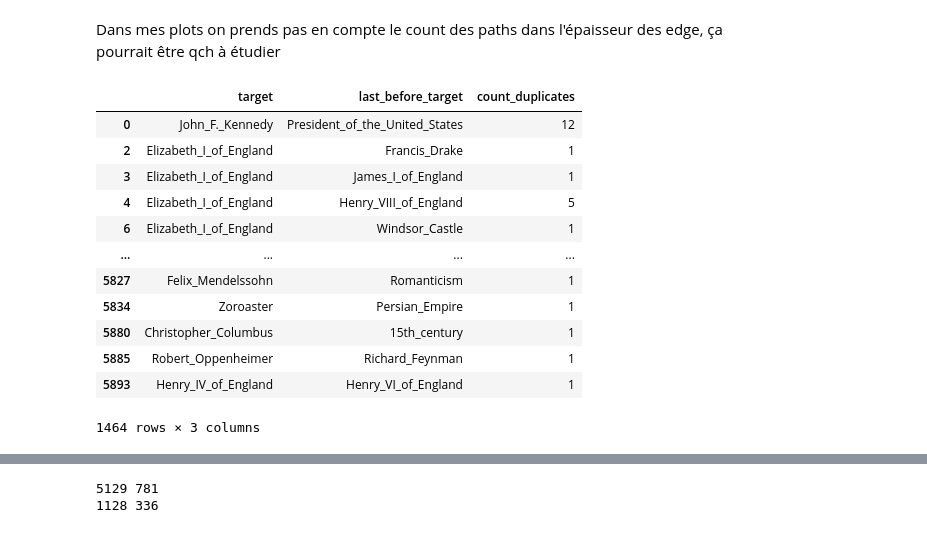
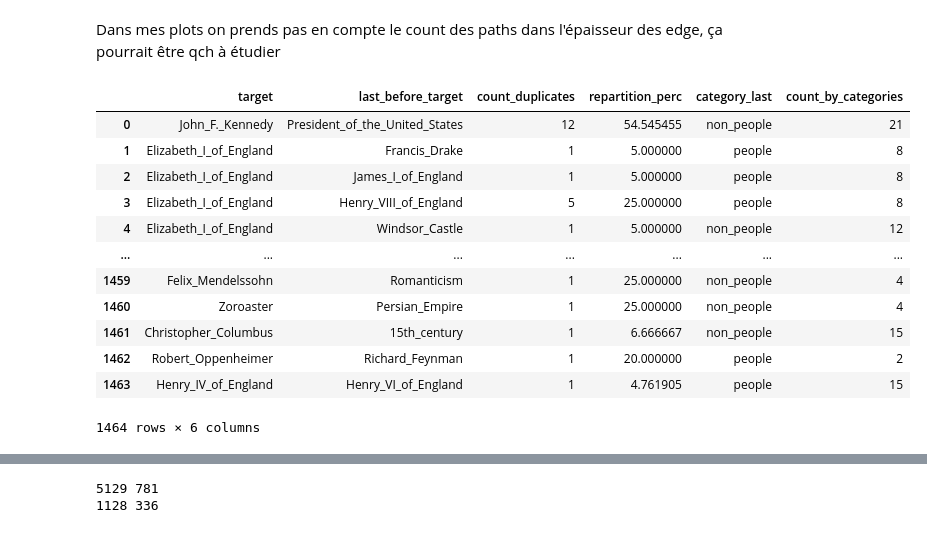
Before and after one commit to epfl-ada/ada-2023-project-ndlmada, a Jupyter notebook: path_network.ipynb, the cells around one changed output, grey strips where cells are left out. Cells and saved outputs as stored; diff of their text form; code cells hidden in the pictures.

```diff
--- a/path_network.ipynb
+++ b/path_network.ipynb
@@ -148,7 +134,7 @@ import matplotlib.pyplot as plt
 
 
 # Create a directed graph
-G = nx.DiGraph()
+G = nx.MultiDiGraph()
 
 
 #j =110
@@ -188,7 +174,7 @@ import numpy as np
 
 fs = (8, 8)
 # Create a directed graph
-G = nx.DiGraph()
+G = nx.MultiDiGraph()
 j = 2
 
 for people in target_people_list.iloc[j:j+1]:
@@ -267,7 +253,7 @@ plt.show()
 j = 0
 source_list = []
 
-for people in target_people_list.iloc[0:30]:
+for people in target_people_list.iloc[10:20]:
     graph = nx.MultiDiGraph()
     target_article = people
     print(target_article)
@@ -298,7 +284,7 @@ for people in target_people_list.iloc[0:30]:
 
     plt.figure(figsize=(8, 4))
 
-    pos = nx.circular_layout(G = graph.subgraph(set(graph) - {target_article}))
+    pos = nx.shell_layout(G = graph.subgraph(set(graph) - {target_article}))
     pos[target_article] = np.array([0, 0])
 
 
@@ -334,29 +320,44 @@ William_McKinley
 Dans mes plots on prends pas en compte le count des paths dans l'épaisseur des edge, ça pourrait être qch à étudier
 # %%
 
+# Add the name of the last article before reaching the target in the path
 path_target_people['last_before_target'] = 'None'
 for i, row in path_target_people.iterrows():
     if len(row.path[-1]) <2:
         print(row.path[-1])
         print(i)
     path_target_people.loc[i, 'last_before_target'] = row.path[-1][-2]
 path_target_people
 
+# Count duplicates of the target, last_before_target pairs
 last_link = path_target_people.loc[:,['target', 'last_before_target']]
 last_link['count_duplicates'] = last_link.groupby(['target', 'last_before_target'])['last_before_target'].transform('count')
 last_link.drop_duplicates(subset=['target', 'last_before_target'], inplace=True)
-last_link
+
+# Add the percentage that the name of the last article before reaching the target represent
+last_link['repartition_perc'] = 1000.0
+for people in last_link.target.unique():
+    l = last_link[last_link.target == people].count_duplicates
+    last_link.loc[last_link.target == people, 'repartition_perc'] = last_link.loc[last_link.target == people, 'count_duplicates']/last_link[last_link.target == people].count_duplicates.sum()*100
+
+# Add the general count of value according to the category of the last article before reaching the target
+last_link['category_last'] = [ ('people' if last in list_people.values else 'non_people') for last in last_link.last_before_target ]
+target_cat_last = last_link.groupby(['target', 'category_last'])['count_duplicates'].sum().reset_index()
+target_cat_last.rename(columns={'count_duplicates': 'count_by_categories'}, inplace = True)
+last_link = last_link.merge(target_cat_last, on = ['target', 'category_last'], how = 'left')
+
+display(last_link)
 # %% [output]
-|  | target | last_before_target | count_duplicates |
-| 0 | John_F._Kennedy | President_of_the_United_States | 12 |
-| 2 | Elizabeth_I_of_England | Francis_Drake | 1 |
-| 3 | Elizabeth_I_of_England | James_I_of_England | 1 |
-| 4 | Elizabeth_I_of_England | Henry_VIII_of_England | 5 |
-| 6 | Elizabeth_I_of_England | Windsor_Castle | 1 |
-| ... | ... | ... | ... |
-| 5827 | Felix_Mendelssohn | Romanticism | 1 |
-| 5834 | Zoroaster | Persian_Empire | 1 |
-| 5880 | Christopher_Columbus | 15th_century | 1 |
-| 5885 | Robert_Oppenheimer | Richard_Feynman | 1 |
-| 5893 | Henry_IV_of_England | Henry_VI_of_England | 1 |
+|  | target | last_before_target | count_duplicates | repartition_perc | category_last | count_by_categories |
+| 0 | John_F._Kennedy | President_of_the_United_States | 12 | 54.545455 | non_people | 21 |
+| 1 | Elizabeth_I_of_England | Francis_Drake | 1 | 5.000000 | people | 8 |
+| 2 | Elizabeth_I_of_England | James_I_of_England | 1 | 5.000000 | people | 8 |
+| 3 | Elizabeth_I_of_England | Henry_VIII_of_England | 5 | 25.000000 | people | 8 |
+| 4 | Elizabeth_I_of_England | Windsor_Castle | 1 | 5.000000 | non_people | 12 |
+| ... | ... | ... | ... | ... | ... | ... |
+| 1459 | Felix_Mendelssohn | Romanticism | 1 | 25.000000 | non_people | 4 |
+| 1460 | Zoroaster | Persian_Empire | 1 | 25.000000 | non_people | 4 |
+| 1461 | Christopher_Columbus | 15th_century | 1 | 6.666667 | non_people | 15 |
+| 1462 | Robert_Oppenheimer | Richard_Feynman | 1 | 20.000000 | people | 2 |
+| 1463 | Henry_IV_of_England | Henry_VI_of_England | 1 | 4.761905 | people | 15 |
-1464 rows × 3 columns
+1464 rows × 6 columns
```
Also changed, not shown: parts of 14 cells of this notebook.
